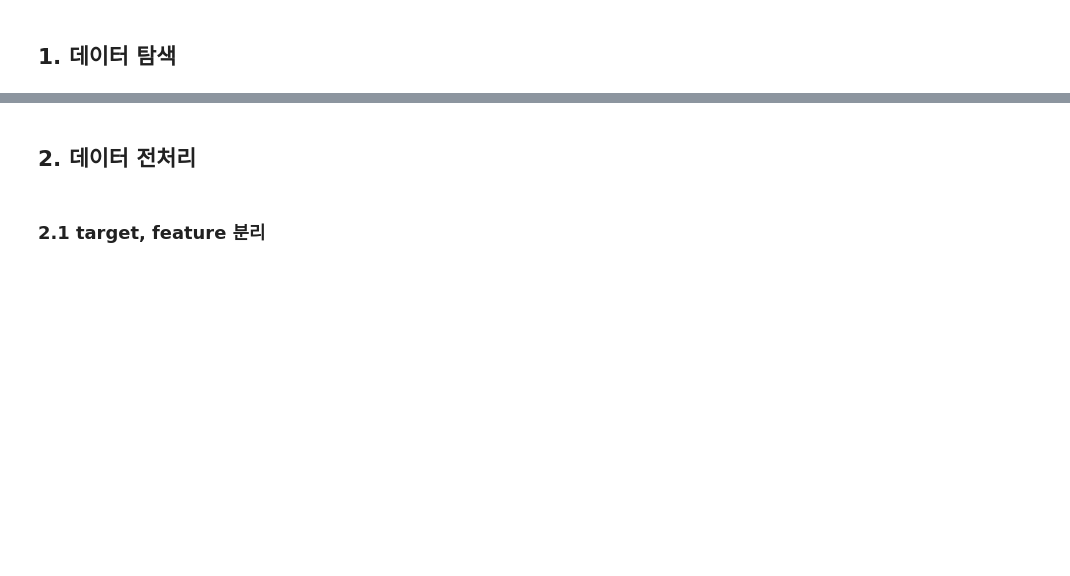
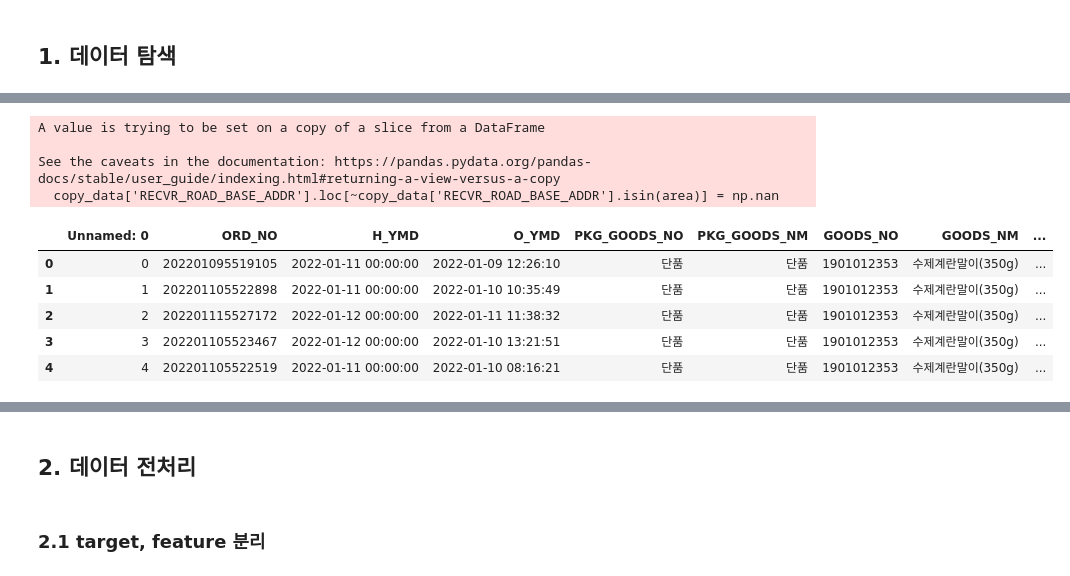
Before and after one commit to olsunghyun0416/Dongwon_Project, a Jupyter notebook: 더반찬_주문량예측.ipynb, the cells around one changed output, grey strips where cells are left out. Cells and saved outputs as stored; diff of their text form; code cells hidden in the pictures; blank space fills up the shorter version.

```diff
--- a/더반찬_주문량예측.ipynb
+++ b/더반찬_주문량예측.ipynb
@@ -42,0 +385,22 @@
+# %%
+# 위 과정을 거치고도 남은 데이터와 세트와 상품이라는 이름으로 잘못 적재 된 데이터들은 NaN값으로 바꾸어준다.
+# 해당 결측치는 추우 KNN Imputer나 다른 방법으로 메꿀 예정이다.
+
+area = ['서울시','인천시','부산시','대구시','광주시','대전시','울산시','세종시','용인시','고양시','수원시', '강원도',
+        '성남시','경기도','충청남도','충청북도','전라남도','전라북도','경상남도','경상북도','제주시']
+
+copy_data['RECVR_ROAD_BASE_ADDR'].loc[~copy_data['RECVR_ROAD_BASE_ADDR'].isin(area)] = np.nan
+# %% [output]
+A value is trying to be set on a copy of a slice from a DataFrame
+
+See the caveats in the documentation: https://pandas.pydata.org/pandas-docs/stable/user_guide/indexing.html#returning-a-view-versus-a-copy
+  copy_data['RECVR_ROAD_BASE_ADDR'].loc[~copy_data['RECVR_ROAD_BASE_ADDR'].isin(area)] = np.nan
+# %%
+copy_data.head()
+# %% [output]
+|  | Unnamed: 0 | ORD_NO | H_YMD | O_YMD | PKG_GOODS_NO | PKG_GOODS_NM | GOODS_NO | GOODS_NM | ... |
+| 0 | 0 | 202201095519105 | 2022-01-11 00:00:00 | 2022-01-09 12:26:10 | 단품 | 단품 | 1901012353 | 수제계란말이(350g) | ... |
+| 1 | 1 | 202201105522898 | 2022-01-11 00:00:00 | 2022-01-10 10:35:49 | 단품 | 단품 | 1901012353 | 수제계란말이(350g) | ... |
+| 2 | 2 | 202201115527172 | 2022-01-12 00:00:00 | 2022-01-11 11:38:32 | 단품 | 단품 | 1901012353 | 수제계란말이(350g) | ... |
+| 3 | 3 | 202201105523467 | 2022-01-12 00:00:00 | 2022-01-10 13:21:51 | 단품 | 단품 | 1901012353 | 수제계란말이(350g) | ... |
+| 4 | 4 | 202201105522519 | 2022-01-11 00:00:00 | 2022-01-10 08:16:21 | 단품 | 단품 | 1901012353 | 수제계란말이(350g) | ... |
```
Also changed, not shown: parts of 30 cells of this notebook.
